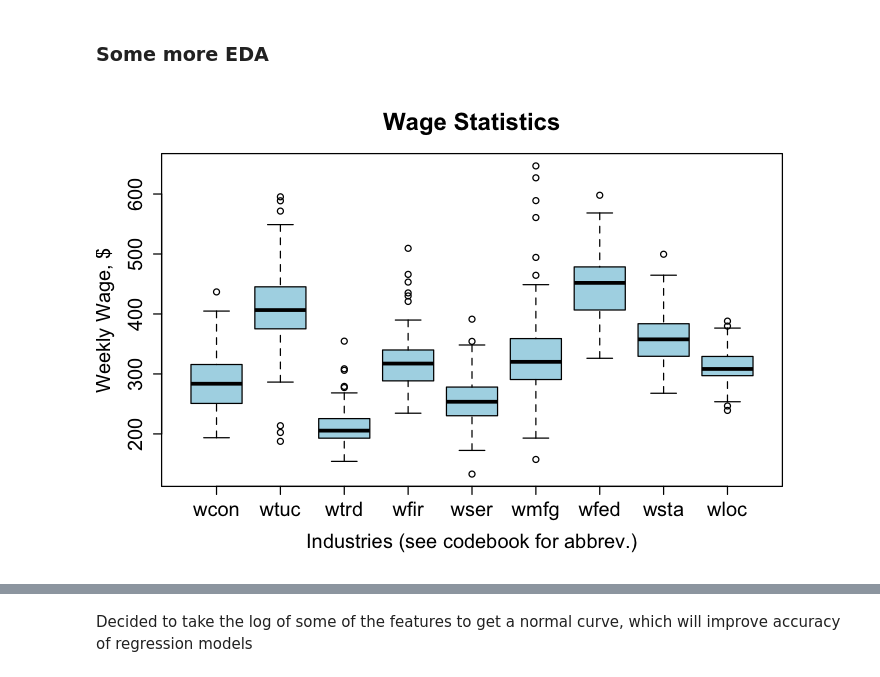
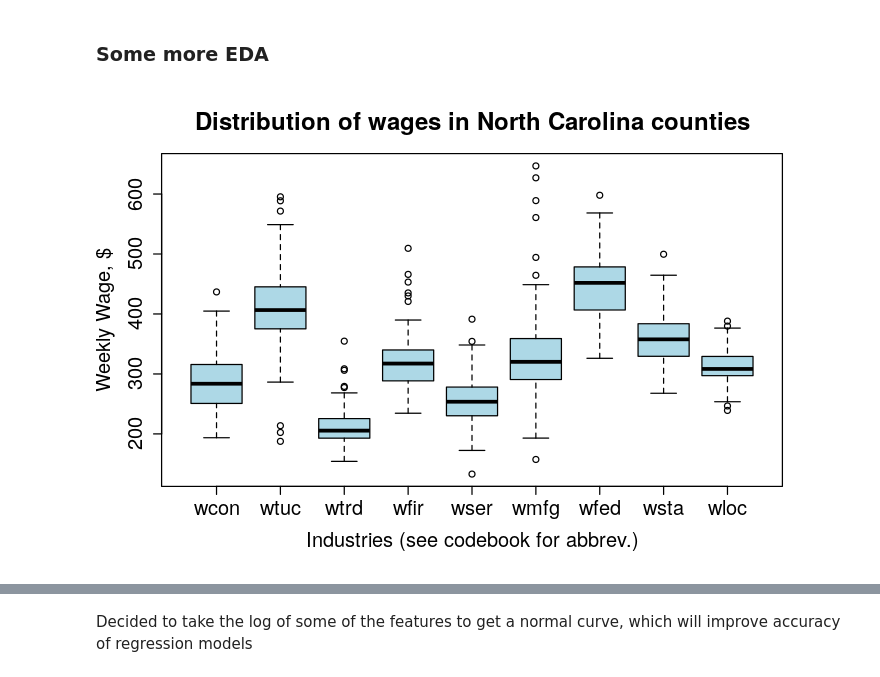
Before and after one commit to lucaschadwicklam97/lab_3_collab, a Jupyter notebook: Annabelle_Joy_Lucas_lab3_v3.ipynb, the cells around one changed output, grey strips where cells are left out. Cells and saved outputs as stored; diff of their text form; code cells hidden in the pictures.

```diff
--- a/Annabelle_Joy_Lucas_lab3_v3.ipynb
+++ b/Annabelle_Joy_Lucas_lab3_v3.ipynb
@@ -227,9 +219,9 @@ crime_cleaned <-na.omit(crime_cleaned)
 # %%
 boxplot(crime_cleaned[c(13:21)],
         ylab = "Weekly Wage, $",
         xlab = "Industries (see codebook for abbrev.)",
         data = crime_cleaned,
-        main = "Wage Statistics",
+        main = "Distribution of wages in North Carolina counties",
         col = "lightblue")
 # %% [output]
-[figure, old version]
+[figure, new version]
```
Also changed, not shown: parts of 19 cells of this notebook.
